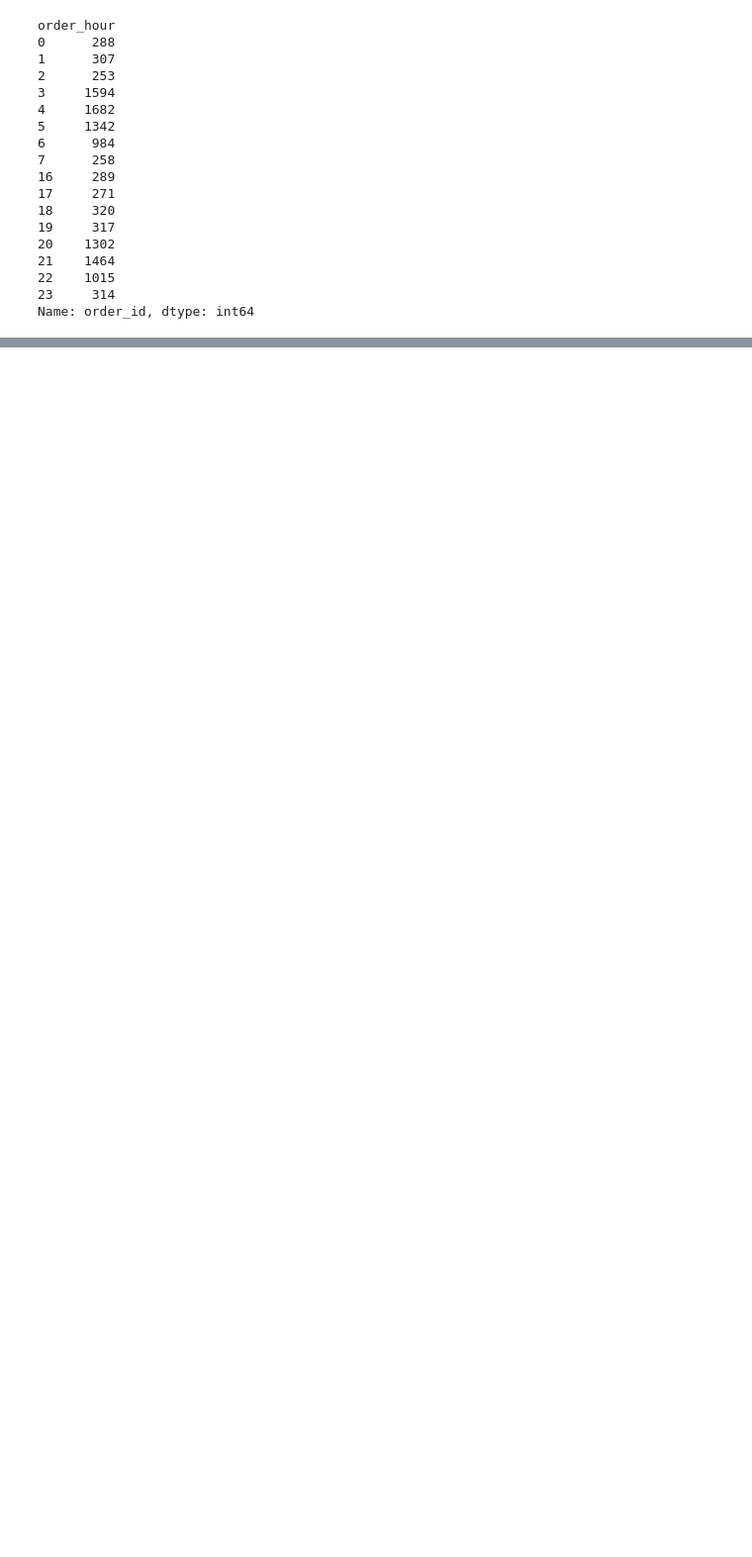
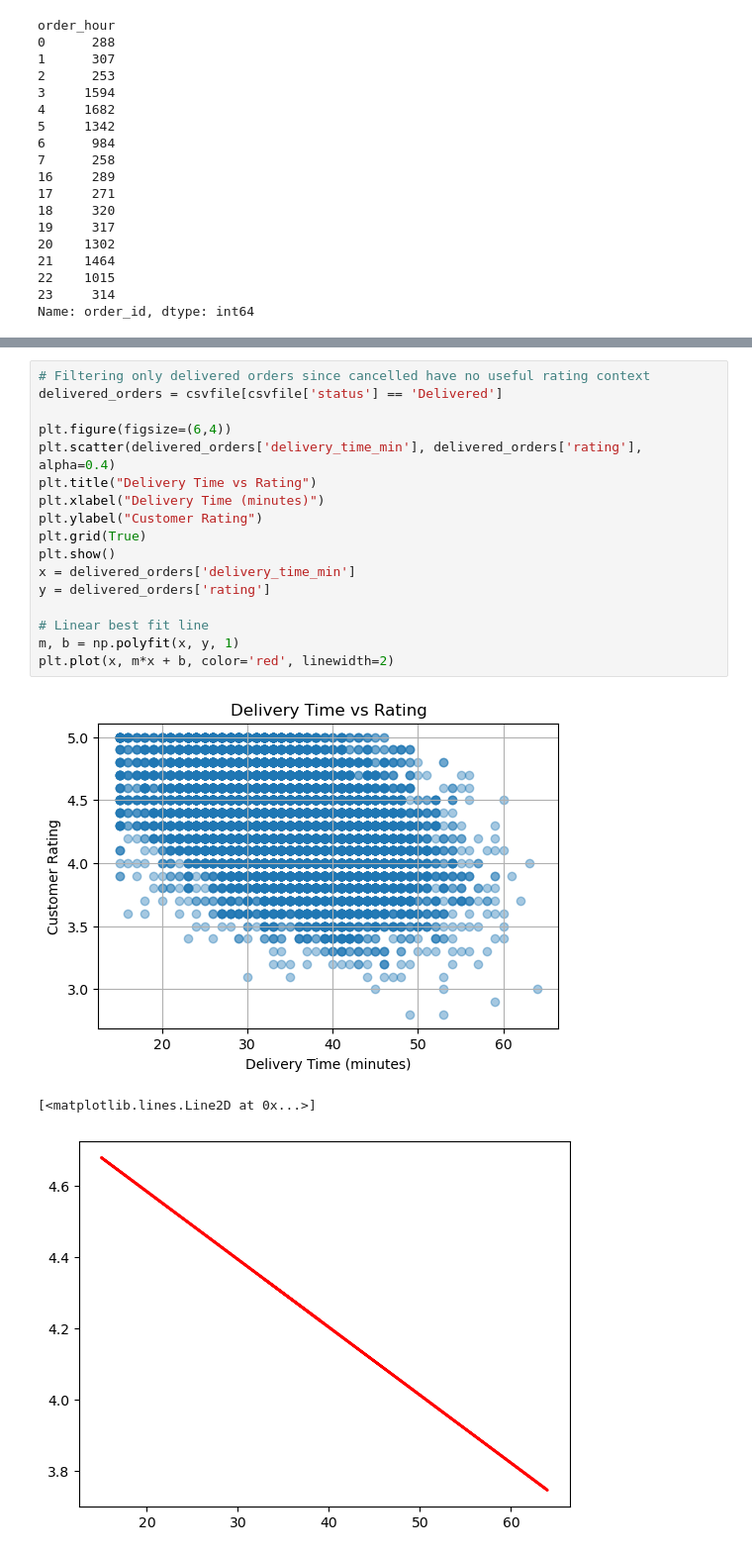
Before and after one commit to SiDdHaRdH-NaIr/Food_Delivery_Analytics_Project, a Jupyter notebook: food_delivery_performance_analysis.ipynb, the cells around one changed output, grey strips where cells are left out. Shown at 99% size. Drawn from its saved outputs; the diff is of its cells as text; blank space fills up the shorter version.

Commit message:
Step 9: Analysis - Delivery time impact on customer rating

```diff
--- a/food_delivery_performance_analysis.ipynb
+++ b/food_delivery_performance_analysis.ipynb
@@ -273,0 +281,21 @@ Name: order_id, dtype: int64
+# %%
+# Filtering only delivered orders since cancelled have no useful rating context
+delivered_orders = csvfile[csvfile['status'] == 'Delivered']
+
+plt.figure(figsize=(6,4))
+plt.scatter(delivered_orders['delivery_time_min'], delivered_orders['rating'], alpha=0.4)
+plt.title("Delivery Time vs Rating")
+plt.xlabel("Delivery Time (minutes)")
+plt.ylabel("Customer Rating")
+plt.grid(True)
+plt.show()
+x = delivered_orders['delivery_time_min']
+y = delivered_orders['rating']
+
+# Linear best fit line
+m, b = np.polyfit(x, y, 1)
+plt.plot(x, m*x + b, color='red', linewidth=2)
+# %% [output]
+[figure, added]
+[<matplotlib.lines.Line2D at 0x...>]
+[figure, added]
```
Also changed, not shown: parts of 1 cell of this notebook.
